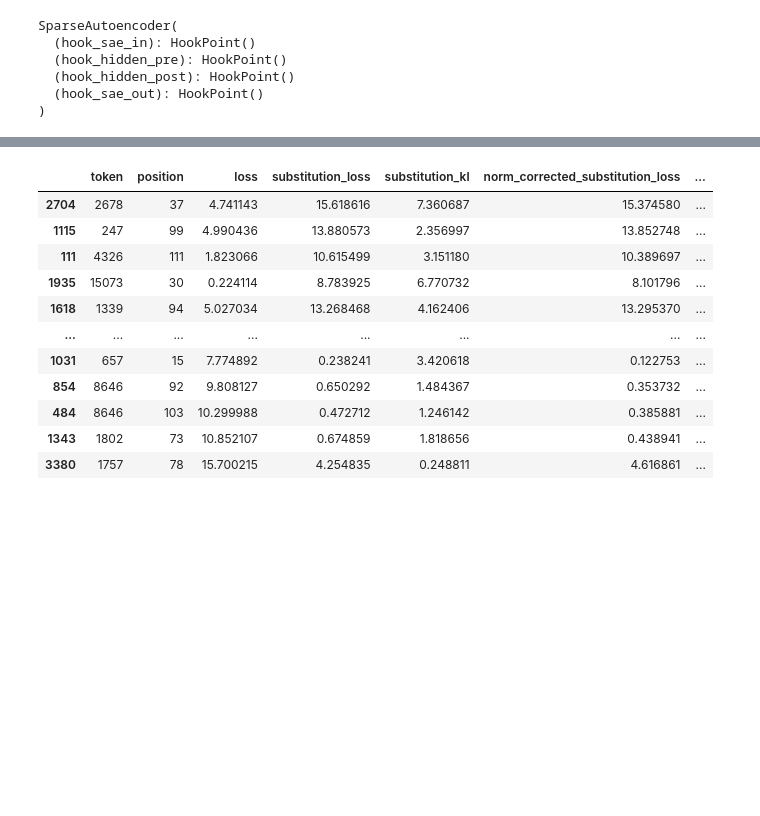
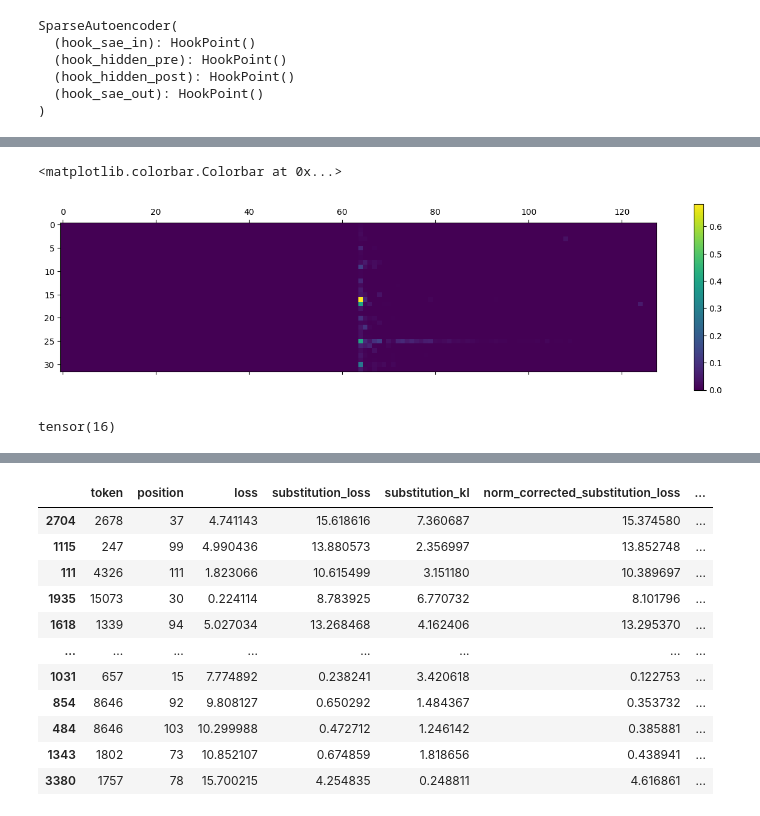
Before and after one commit to dajale423/error_pathology, a Jupyter notebook: eval.ipynb, the cells around one changed output, grey strips where cells are left out. Saved outputs shown, nothing was run; the diff lists cells and outputs as text; code cells hidden in the pictures; blank space fills up the shorter version.

Commit message:
start writeup and finish rough plots

```diff
--- a/eval.ipynb
+++ b/eval.ipynb
@@ -121,0 +114,2 @@ loss_df.describe().T.style.background_gradient()
+# %%
+batch = activation_store.get_batch_tokens()
@@ -121,0 +151,28 @@ loss_df.describe().T.style.background_gradient()
+# %%
+original_log_probs = nominal_logits.log_softmax(dim=-1).cpu()
+sae_log_probs = sae_logits.log_softmax(dim=-1).cpu()
+random_log_probs = random_logits.log_softmax(dim=-1).cpu()
+# %%
+sae_patch_kl_div = F.kl_div(
+    sae_log_probs,
+    original_log_probs,
+    log_target=True,
+    reduction='none'
+).sum(dim=-1)
+
+random_patch_kl_div = F.kl_div(
+    random_log_probs,
+    original_log_probs,
+    log_target=True,
+    reduction='none'
+).sum(dim=-1)
+# %%
+plt.matshow(sae_patch_kl_div.cpu().numpy())
+plt.colorbar()
+# %% [output]
+<matplotlib.colorbar.Colorbar at 0x...>
+[figure, added]
+# %%
+sae_patch_kl_div[:, 64].argmax()
+# %% [output]
+tensor(16)
```
Also changed, not shown: parts of 25 cells of this notebook, 4 other files.
